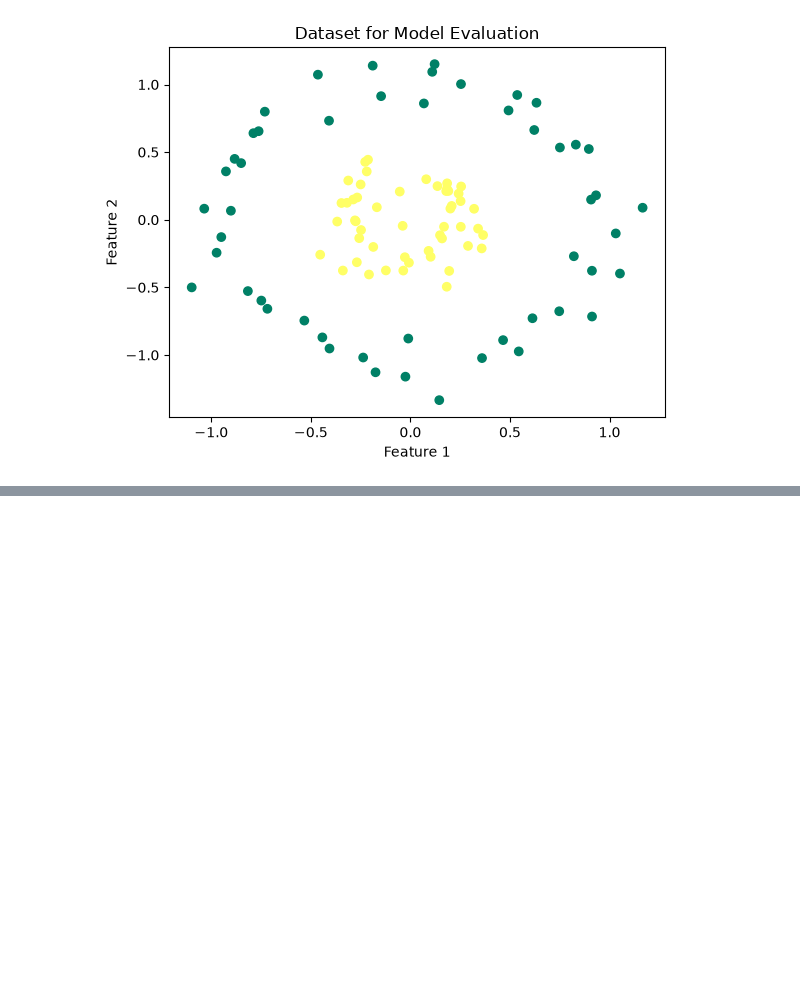
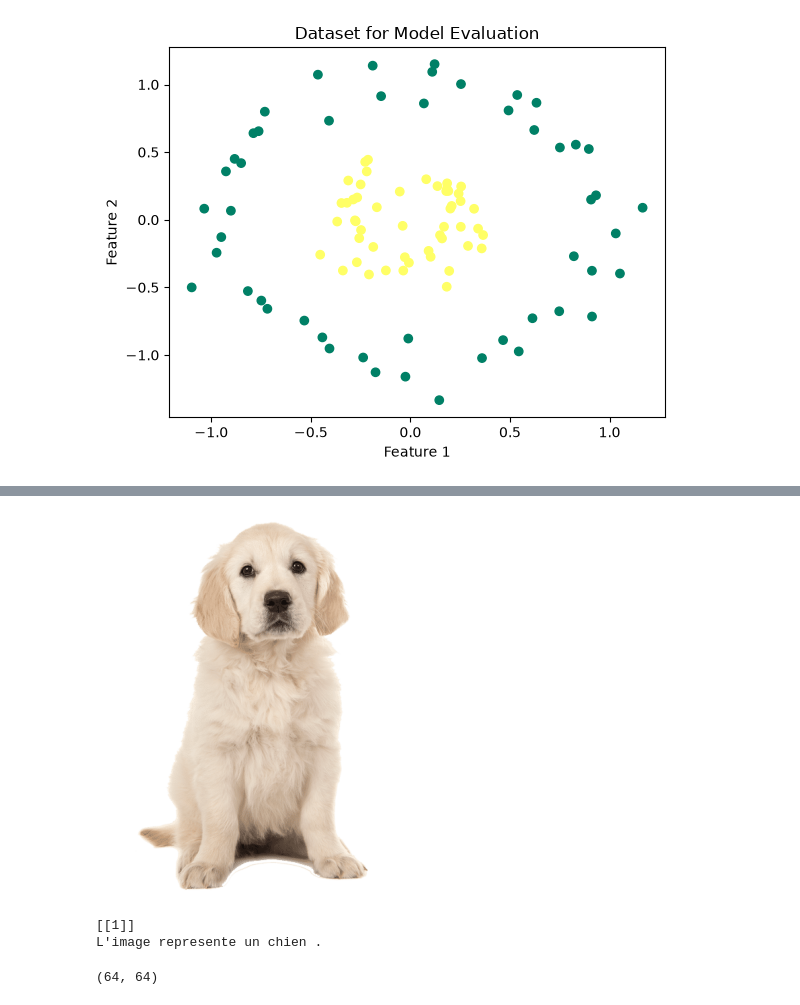
Before and after one commit to Barthez2023/Artificial_Intelligence, a Jupyter notebook: Implementation.ipynb, the cells around one changed output, grey strips where cells are left out. Cells and saved outputs as stored; diff of their text form; code cells hidden in the pictures; blank space fills up the shorter version.

```diff
--- a/Implementation.ipynb
+++ b/Implementation.ipynb
@@ -492,0 +524,32 @@ Error:
+# %%
+plt.imshow(image)  # Afficher l'image originale.
+plt.axis("off")  # Supprimer les axes pour une meilleure visualisation.
+plt.show()  # Afficher l'image.
+prediction = predict1(image_array.reshape(-1, 1), parametres1)  # Faire une prédiction sur l'image redimensionnée en utilisant le modèle entraîné.
+print(prediction)  # Afficher la prédiction (0 ou 1) pour l'image testée.
+if prediction == 1:
+    print("L'image represente un chien .")
+elif prediction == 0:
+    print("L'image n'est pas un chat .")
+# %% [output]
+[figure, added]
+[[1]]
+L'image represente un chien .
+# %%
+from PIL import Image
+import numpy as np
+
+image_x = Image.open("img2.webp")  # Charger l'image à partir du fichier "img2.webp".
+
+# Convertir en RGB
+image1_x = image_x.convert("L")  # Convertir l'image en niveaux de gris (mode "L").
+
+# Redimensionner
+image1_x = image1_x.resize((64, 64))
+
+# Convertir en tableau
+image_array_x = np.array(image1_x)
+
+print(image_array_x.shape)
+# %% [output]
+(64, 64)
```
Also changed, not shown: parts of 13 cells of this notebook, 4 other files.
